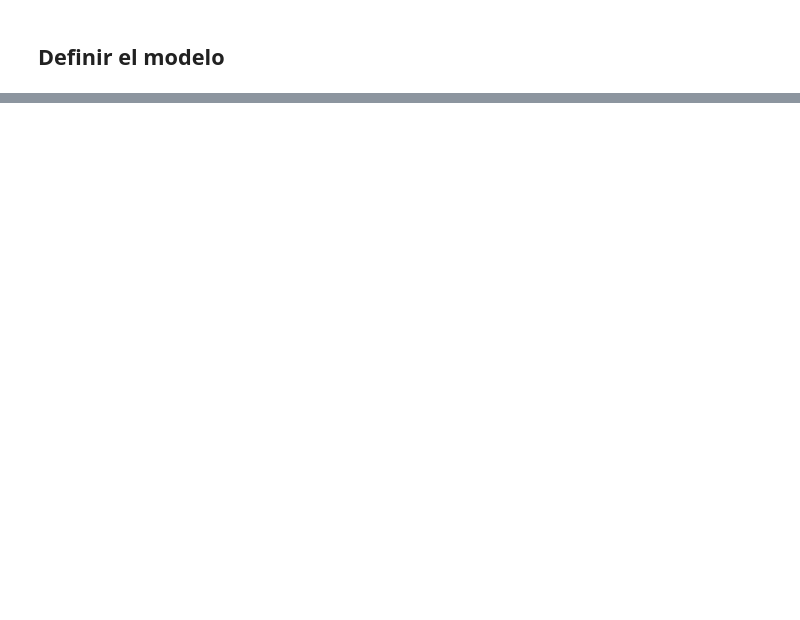
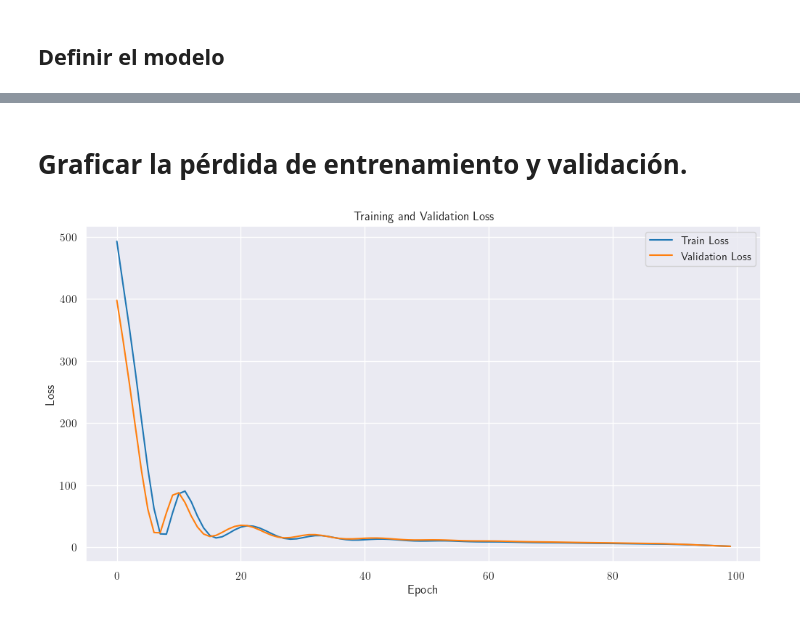
Before and after one commit to Gersonyeye/IAV2-55-final-project, a Jupyter notebook: notebooks/main.ipynb, the cells around one changed output, grey strips where cells are left out. Saved outputs shown, nothing was run; the diff lists cells and outputs as text; code cells hidden in the pictures; blank space fills up the shorter version.

Commit message:
Evaluación del modelo

```diff
--- a/notebooks/main.ipynb
+++ b/notebooks/main.ipynb
@@ -863,4 +862,0 @@ Como segunda medida, se crea el objeto `Data` de PyTorch Geometric a partir de l
-# %%
-edge_index, edge_weight = from_scipy_sparse_matrix(adj_matrix)
-data = Data(x=x, y=y, edge_index=edge_index, edge_attr=edge_weight)
-data
@@ -896,0 +954,2 @@ class STGCN(nn.Module):
+# %%
+model = STGCN(in_channels=1, out_channels=16)
@@ -896,0 +999,3 @@ class STGCN(nn.Module):
+# %%
+criterion = torch.nn.MSELoss()
+optimizer = optim.Adam(model.parameters(), lr=0.01)
@@ -896,0 +1004,18 @@ class STGCN(nn.Module):
+# %%
+num_epochs = 100
+train_losses = []
+val_losses = []
+val_metrics = {'mse': [], 'rmse': [], 'mae': [], 'r2': []}
+
+for epoch in range(num_epochs):
+    train_loss = train(model, optimizer, criterion, train_data)
+    val_loss, val_mse, val_rmse, val_mae, val_r2 = evaluate(model, criterion, val_data)
+
+    train_losses.append(train_loss)
+    val_losses.append(val_loss)
+    val_metrics['mse'].append(val_mse)
+    val_metrics['rmse'].append(val_rmse)
+    val_metrics['mae'].append(val_mae)
+    val_metrics['r2'].append(val_r2)
+
+    print(f'Epoch {epoch+1}, Train Loss: {train_loss:.4f}, Val Loss: {val_loss:.4f}, Val RMSE: {val_rmse:.4f}')
@@ -896,0 +1047,13 @@ class STGCN(nn.Module):
+# %% [markdown]
+# Graficar la pérdida de entrenamiento y validación.
+# %%
+plt.figure(figsize=(12, 6))
+plt.plot(train_losses, label='Train Loss')
+plt.plot(val_losses, label='Validation Loss')
+plt.xlabel('Epoch')
+plt.ylabel('Loss')
+plt.legend()
+plt.title('Training and Validation Loss')
+plt.show()
+# %% [output]
+[figure, added]
```
Also changed, not shown: parts of 28 cells of this notebook.
